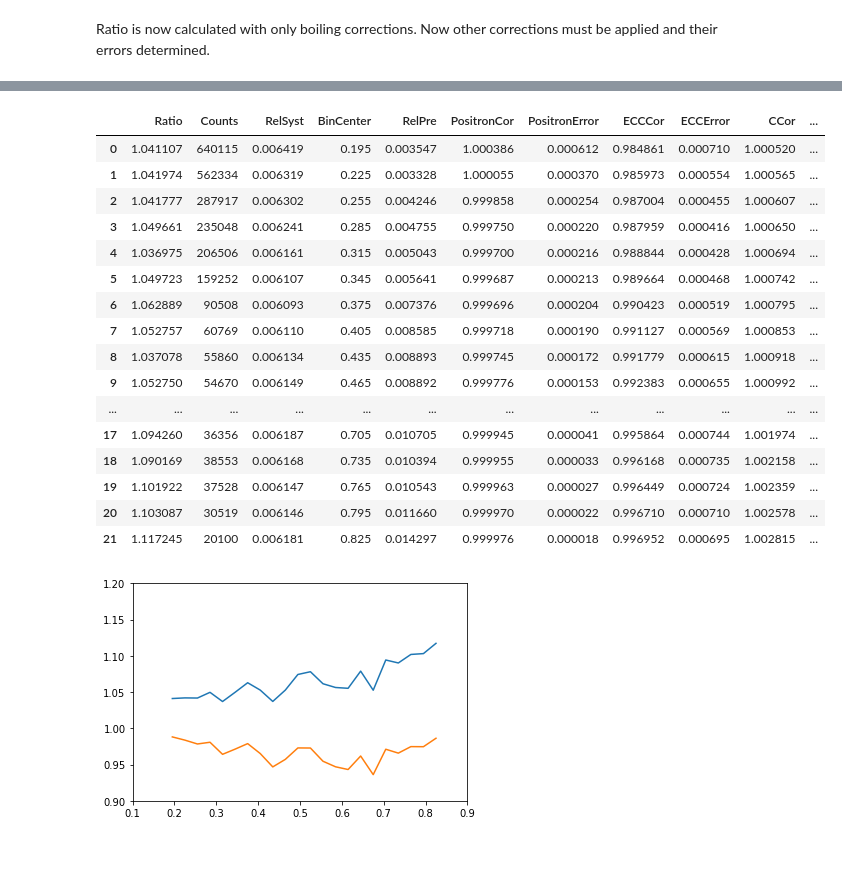
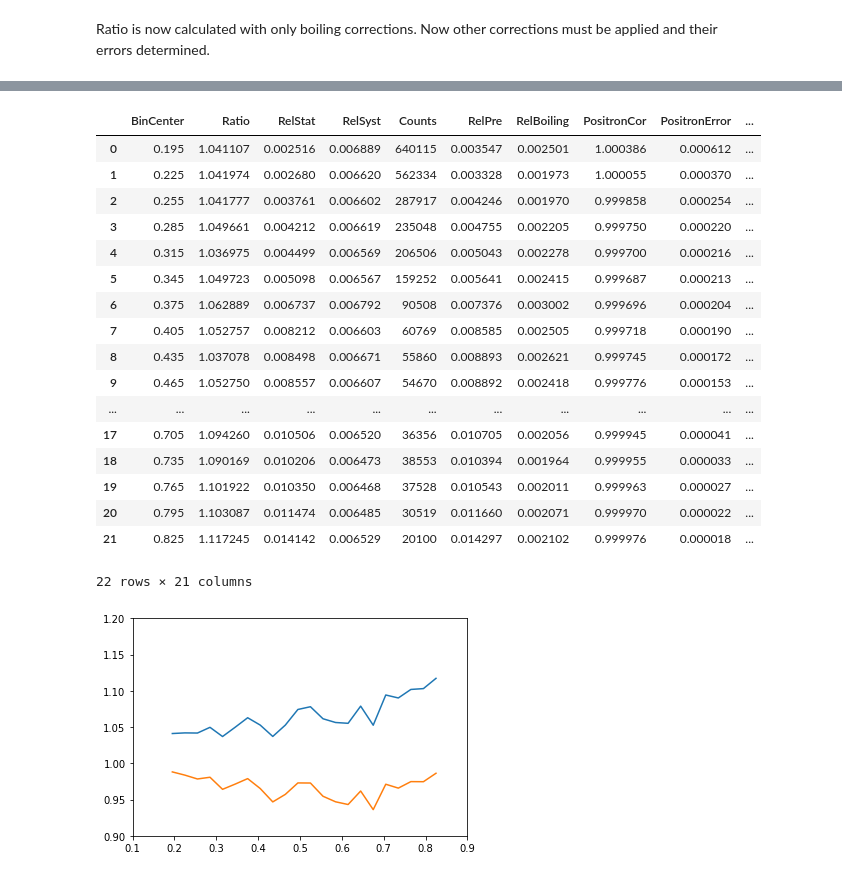
Before and after one commit to TJHague/Tritium-Analysis, a Jupyter notebook: emc/Python/yield_gen_emc1.ipynb, the cells around one changed output, grey strips where cells are left out. Drawn from its saved outputs; the diff is of its cells as text; code cells hidden in the pictures.

Commit message:
Output changes for table
Stuff needed to output for a table in thesis

```diff
--- a/emc/Python/yield_gen_emc1.ipynb
+++ b/emc/Python/yield_gen_emc1.ipynb
@@ -9,7 +9,7 @@ import iso_funcs as iso
 # %%
 #Definitions for how this code will work
 
-outf = "test/" #Folder to hold dataframes, so that different attempts can be compared, include '/' if not blank
+outf = "test_stat/" #Folder to hold dataframes, so that different attempts can be compared, include '/' if not blank
 
 ratios = [['He3','H2']]
 
@@ -19,13 +19,13 @@ debug = False
 #Turn on and off portions
 drop_edge = True #Whether or not to drop edge bins, I want to evaluate the difference between dropping and not dropping
 do_yield = False
-do_ratio = False
-do_average = False
-do_corrections = False
-do_coulomb = False
-do_bincenter = False
-do_radout = False
-do_radapply = False
+do_ratio = True
+do_average = True
+do_corrections = True
+do_coulomb = True
+do_bincenter = True
+do_radout = True
+do_radapply = True
 do_isoapply = True
 # %%
 #Define x bins
@@ -208,7 +208,7 @@ if do_ratio:
 if do_average:
     #Combine iterations
     for ratio in ratios:
-        df = pd.DataFrame(columns=['Ratio','Counts','RelSyst','BinCenter','mean_num','inv_var'])
+        df = pd.DataFrame(columns=['BinCenter','Ratio','RelStat','RelSyst','Counts','mean_num','inv_var','inv_stat'])
         df.BinCenter = x_centers
         df['Ratio'].values[:] = 0
         df['Counts'].values[:] = 0
@@ -216,6 +216,7 @@ if do_average:
         #df['BoilErr'].values[:] = 0
         df['mean_num'].values[:] = 0
         df['inv_var'].values[:] = 0
+        df['inv_stat'].values[:] = 0
         for i,kin in enumerate(kins):
             kin_df = pd.read_csv(outf+"dataframes/ratios1/" + ratio[0] + "_" + ratio[1] + "/kin" + kin + ".csv", index_col=0)
 
@@ -240,11 +241,15 @@ if do_average:
             #Also keep track of counts for rough estimate of stat error
             df.mean_num += kin_df.apply(lambda x: x.Ratio/(x.RelStat**2 + x.RelSyst**2) if x.Ratio!=0 else 0, axis=1)
             df.inv_var += kin_df.apply(lambda x: 1./(x.RelStat**2 + x.RelSyst**2) if x.Ratio!=0 else 0, axis=1)
+            df.inv_stat += kin_df.apply(lambda x: 1/x.RelStat**2 if x.Ratio!=0 else 0, axis=1)
             df.Counts += kin_df.Counts
 
         df.Ratio = df.apply(lambda x: x.mean_num/x.inv_var if x.inv_var!=0 else 0, axis=1)
         df['RelPre'] = df.inv_var.apply(lambda x: math.sqrt(1/x) if x!=0 else 0)
-        df = df.drop(columns = ['mean_num','inv_var'])
+        df['RelStat'] = df.inv_stat.apply(lambda x: math.sqrt(1/x) if x!=0 else 0)
+        df['RelBoiling'] = df.apply(lambda x: math.sqrt(x.RelPre**2 - x.RelStat**2), axis = 1)
+        df.RelSyst = df.RelBoiling.copy()
+        df = df.drop(columns = ['mean_num','inv_var','inv_stat'])
         df = df[df.Ratio != 0]
         df.reset_index(drop=True,inplace=True)
         df.to_csv(outf + "dataframes/ratio_nocor/" + ratio[0] + "_" + ratio[1] + ".csv")
@@ -413,41 +436,42 @@ if do_radapply:
 # %%
 if do_isoapply:
     for ratio in ratios:
         if ratio[1]=='H2': #Only do isoscalar correction for EMC ratios
             df = pd.read_csv(outf + "dataframes/post_rc/" + ratio[0] + "_" + ratio[1] + ".csv", index_col=0)
 
             A = getattr(cor,ratio[0] + 'Nucleons')()
             Z = getattr(cor,ratio[0] + 'Z')()
 
             df['Isoscalar_Ratio'] = df.apply(lambda x: x.Ratio * iso.iso_cor(x.BinCenter,A,Z), axis=1)
             df['IsoCor'] = df.apply(lambda x: iso.iso_cor(x.BinCenter,A,Z), axis=1)
             df['IsoCorError'] = df.apply(lambda x: iso.iso_err(x.BinCenter,A,Z)/iso.iso_cor(x.BinCenter,A,Z), axis=1)
             #df.RelSyst = df.apply(lambda x: (x.RelSyst**2 + x.IsoCorError**2)**(1./2.) if x.Ratio!=0 else 0, axis=1)
             display(df)
             plt.plot(df.BinCenter,df.Ratio)
             plt.plot(df.BinCenter,df.Isoscalar_Ratio)
             plt.gca().set(ylim=(0.9,1.2), xlim=(0.1,0.9))
 
-            df['RelRatioError'] = df.apply(lambda x: (x.RelSyst**2 + x.RelPre**2)**(1./2.), axis=1)
-            df['RelIsoscalarRatioError'] = df.apply(lambda x: (x.RelSyst**2 + x.RelPre**2 + x.IsoCorError**2)**(1./2.), axis=1)
+            df['RelRatioError'] = df.apply(lambda x: (x.RelSyst**2 + x.RelStat**2)**(1./2.), axis=1)
+            df['RelIsoscalarRatioError'] = df.apply(lambda x: (x.RelSyst**2 + x.RelStat**2 + x.IsoCorError**2)**(1./2.), axis=1)
 
             df.to_csv(outf + "dataframes/final/" + ratio[0] + "_" + ratio[1] + ".csv")
 # %% [output]
-|  | Ratio | Counts | RelSyst | BinCenter | RelPre | PositronCor | PositronError | ECCCor | ECCError | CCor | ... |
-| 0 | 1.041107 | 640115 | 0.006419 | 0.195 | 0.003547 | 1.000386 | 0.000612 | 0.984861 | 0.000710 | 1.000520 | ... |
-| 1 | 1.041974 | 562334 | 0.006319 | 0.225 | 0.003328 | 1.000055 | 0.000370 | 0.985973 | 0.000554 | 1.000565 | ... |
-| 2 | 1.041777 | 287917 | 0.006302 | 0.255 | 0.004246 | 0.999858 | 0.000254 | 0.987004 | 0.000455 | 1.000607 | ... |
-| 3 | 1.049661 | 235048 | 0.006241 | 0.285 | 0.004755 | 0.999750 | 0.000220 | 0.987959 | 0.000416 | 1.000650 | ... |
-| 4 | 1.036975 | 206506 | 0.006161 | 0.315 | 0.005043 | 0.999700 | 0.000216 | 0.988844 | 0.000428 | 1.000694 | ... |
-| 5 | 1.049723 | 159252 | 0.006107 | 0.345 | 0.005641 | 0.999687 | 0.000213 | 0.989664 | 0.000468 | 1.000742 | ... |
-| 6 | 1.062889 | 90508 | 0.006093 | 0.375 | 0.007376 | 0.999696 | 0.000204 | 0.990423 | 0.000519 | 1.000795 | ... |
-| 7 | 1.052757 | 60769 | 0.006110 | 0.405 | 0.008585 | 0.999718 | 0.000190 | 0.991127 | 0.000569 | 1.000853 | ... |
-| 8 | 1.037078 | 55860 | 0.006134 | 0.435 | 0.008893 | 0.999745 | 0.000172 | 0.991779 | 0.000615 | 1.000918 | ... |
-| 9 | 1.052750 | 54670 | 0.006149 | 0.465 | 0.008892 | 0.999776 | 0.000153 | 0.992383 | 0.000655 | 1.000992 | ... |
-| ... | ... | ... | ... | ... | ... | ... | ... | ... | ... | ... | ... |
-| 17 | 1.094260 | 36356 | 0.006187 | 0.705 | 0.010705 | 0.999945 | 0.000041 | 0.995864 | 0.000744 | 1.001974 | ... |
-| 18 | 1.090169 | 38553 | 0.006168 | 0.735 | 0.010394 | 0.999955 | 0.000033 | 0.996168 | 0.000735 | 1.002158 | ... |
-| 19 | 1.101922 | 37528 | 0.006147 | 0.765 | 0.010543 | 0.999963 | 0.000027 | 0.996449 | 0.000724 | 1.002359 | ... |
-| 20 | 1.103087 | 30519 | 0.006146 | 0.795 | 0.011660 | 0.999970 | 0.000022 | 0.996710 | 0.000710 | 1.002578 | ... |
-| 21 | 1.117245 | 20100 | 0.006181 | 0.825 | 0.014297 | 0.999976 | 0.000018 | 0.996952 | 0.000695 | 1.002815 | ... |
+|  | BinCenter | Ratio | RelStat | RelSyst | Counts | RelPre | RelBoiling | PositronCor | PositronError | ... |
+| 0 | 0.195 | 1.041107 | 0.002516 | 0.006889 | 640115 | 0.003547 | 0.002501 | 1.000386 | 0.000612 | ... |
+| 1 | 0.225 | 1.041974 | 0.002680 | 0.006620 | 562334 | 0.003328 | 0.001973 | 1.000055 | 0.000370 | ... |
+| 2 | 0.255 | 1.041777 | 0.003761 | 0.006602 | 287917 | 0.004246 | 0.001970 | 0.999858 | 0.000254 | ... |
+| 3 | 0.285 | 1.049661 | 0.004212 | 0.006619 | 235048 | 0.004755 | 0.002205 | 0.999750 | 0.000220 | ... |
+| 4 | 0.315 | 1.036975 | 0.004499 | 0.006569 | 206506 | 0.005043 | 0.002278 | 0.999700 | 0.000216 | ... |
+| 5 | 0.345 | 1.049723 | 0.005098 | 0.006567 | 159252 | 0.005641 | 0.002415 | 0.999687 | 0.000213 | ... |
+| 6 | 0.375 | 1.062889 | 0.006737 | 0.006792 | 90508 | 0.007376 | 0.003002 | 0.999696 | 0.000204 | ... |
+| 7 | 0.405 | 1.052757 | 0.008212 | 0.006603 | 60769 | 0.008585 | 0.002505 | 0.999718 | 0.000190 | ... |
+| 8 | 0.435 | 1.037078 | 0.008498 | 0.006671 | 55860 | 0.008893 | 0.002621 | 0.999745 | 0.000172 | ... |
+| 9 | 0.465 | 1.052750 | 0.008557 | 0.006607 | 54670 | 0.008892 | 0.002418 | 0.999776 | 0.000153 | ... |
+| ... | ... | ... | ... | ... | ... | ... | ... | ... | ... | ... |
+| 17 | 0.705 | 1.094260 | 0.010506 | 0.006520 | 36356 | 0.010705 | 0.002056 | 0.999945 | 0.000041 | ... |
+| 18 | 0.735 | 1.090169 | 0.010206 | 0.006473 | 38553 | 0.010394 | 0.001964 | 0.999955 | 0.000033 | ... |
+| 19 | 0.765 | 1.101922 | 0.010350 | 0.006468 | 37528 | 0.010543 | 0.002011 | 0.999963 | 0.000027 | ... |
+| 20 | 0.795 | 1.103087 | 0.011474 | 0.006485 | 30519 | 0.011660 | 0.002071 | 0.999970 | 0.000022 | ... |
+| 21 | 0.825 | 1.117245 | 0.014142 | 0.006529 | 20100 | 0.014297 | 0.002102 | 0.999976 | 0.000018 | ... |
+22 rows × 21 columns
 [figure]
```
Also changed, not shown: parts of 1 cell of this notebook, 6 other files.
